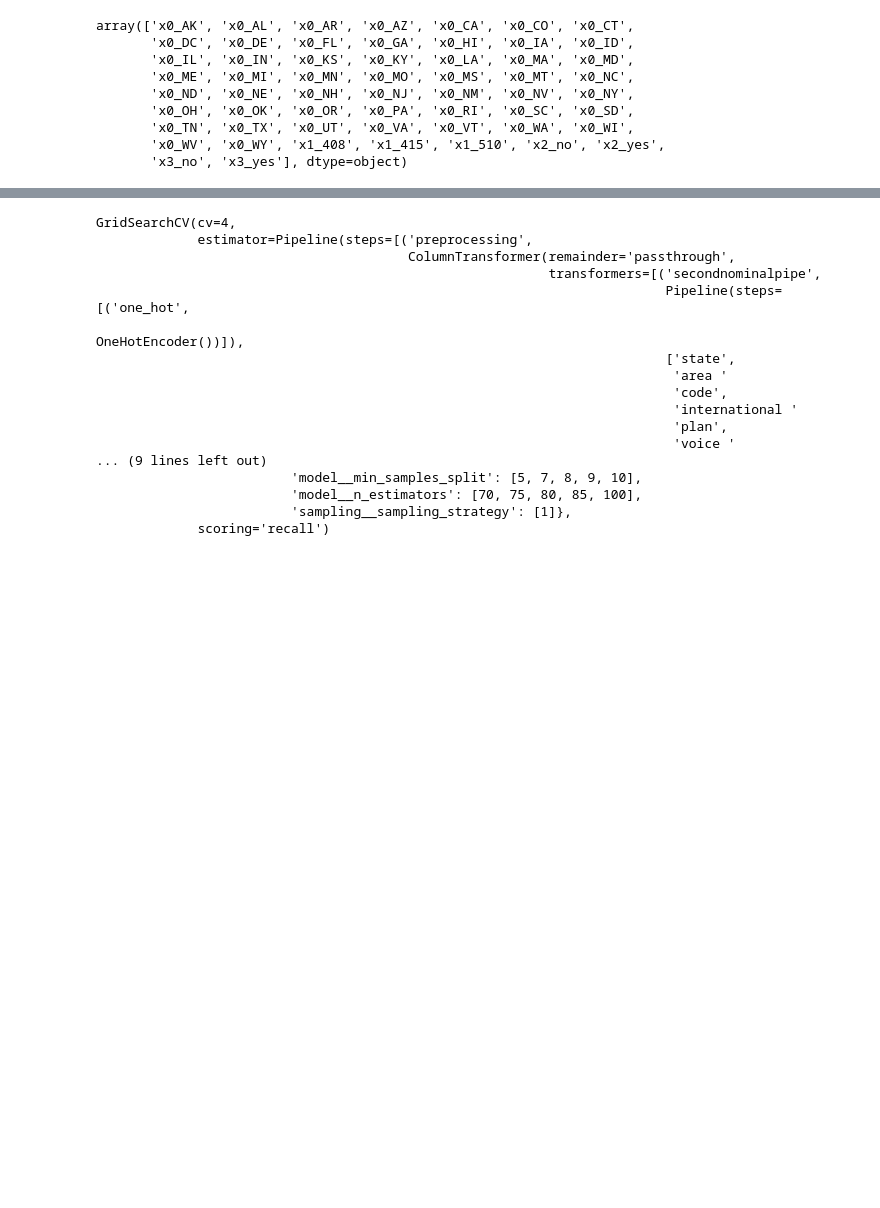
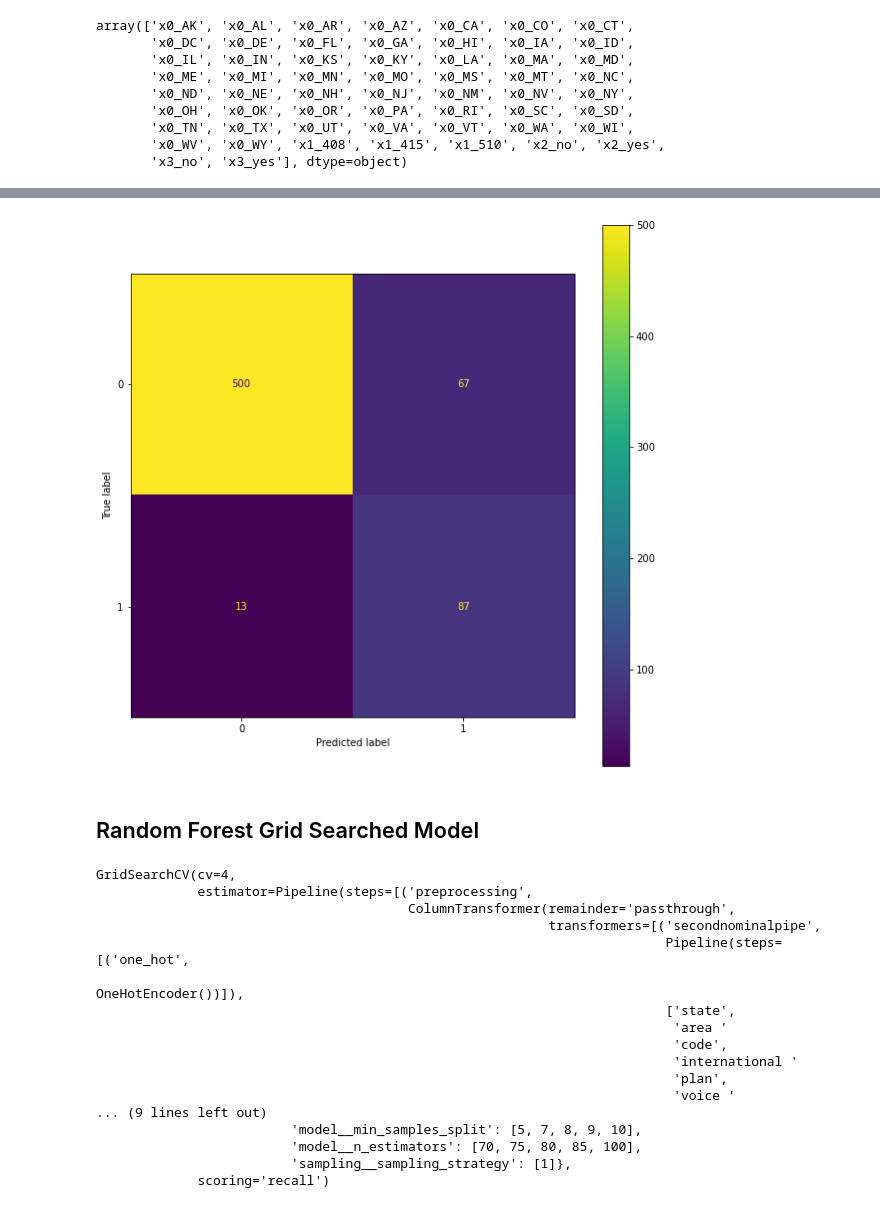
Before and after one commit to ddcots24/Churn, a Jupyter notebook: Daniel/Project_3_EDA.ipynb, the cells around one changed output, grey strips where cells are left out. Cells and saved outputs as stored; diff of their text form; code cells hidden in the pictures; blank space fills up the shorter version.

```diff
--- a/Daniel/Project_3_EDA.ipynb
+++ b/Daniel/Project_3_EDA.ipynb
@@ -368,3 +362,11 @@ feat_imp_series.nlargest(15).plot(kind = 'bar');
+# %%
+fig, ax = plt.subplots(figsize = (10,10))
+cm3 = confusion_matrix(y_test, randomRF_best_model.predict(X_test))
+ConfusionMatrixDisplay(cm3).plot(ax = ax);
+# %% [output]
+[figure, added]
+# %% [markdown]
+## Random Forest Grid Searched Model
 # %%
 #Creating grid paramaters for a GridSearchCV and instantiating GridSearchCV
 RFgrid_GS = {'sampling__sampling_strategy': [1],
```
Also changed, not shown: parts of 7 cells of this notebook.
